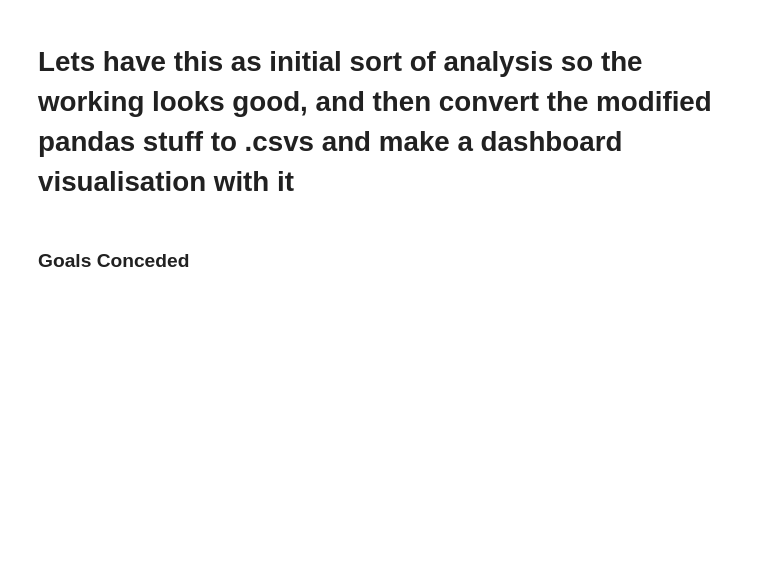
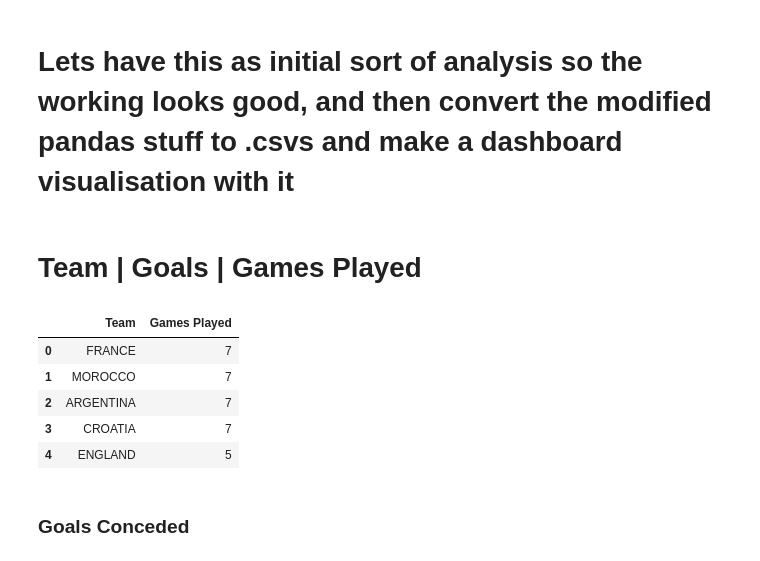
Before and after one commit to DamonLeon/WorldCupDataExploration, a Jupyter notebook: World Cup Analysis.ipynb, the cells around one changed output. Cells and saved outputs as stored; diff of their text form; code cells hidden in the pictures; blank space fills up the shorter version.

```diff
--- a/World Cup Analysis.ipynb
+++ b/World Cup Analysis.ipynb
@@ -135,3 +182,18 @@ plt.show()
 [figure]
 # %% [markdown]
 # Lets have this as initial sort of analysis so the working looks good, and then convert the modified pandas stuff to .csvs and make a dashboard visualisation with it
+# %% [markdown]
+# Team | Goals | Games Played
+# %%
+#Find the number of games played by each team
+games_played = pd.concat([df['team1'], df['team2']]).value_counts().reset_index()
+games_played.columns = ['Team', 'Games Played']
+
+games_played.head()
+# %% [output]
+|  | Team | Games Played |
+| 0 | FRANCE | 7 |
+| 1 | MOROCCO | 7 |
+| 2 | ARGENTINA | 7 |
+| 3 | CROATIA | 7 |
+| 4 | ENGLAND | 5 |
```
Also changed, not shown: parts of 13 cells of this notebook, 3 other files.
